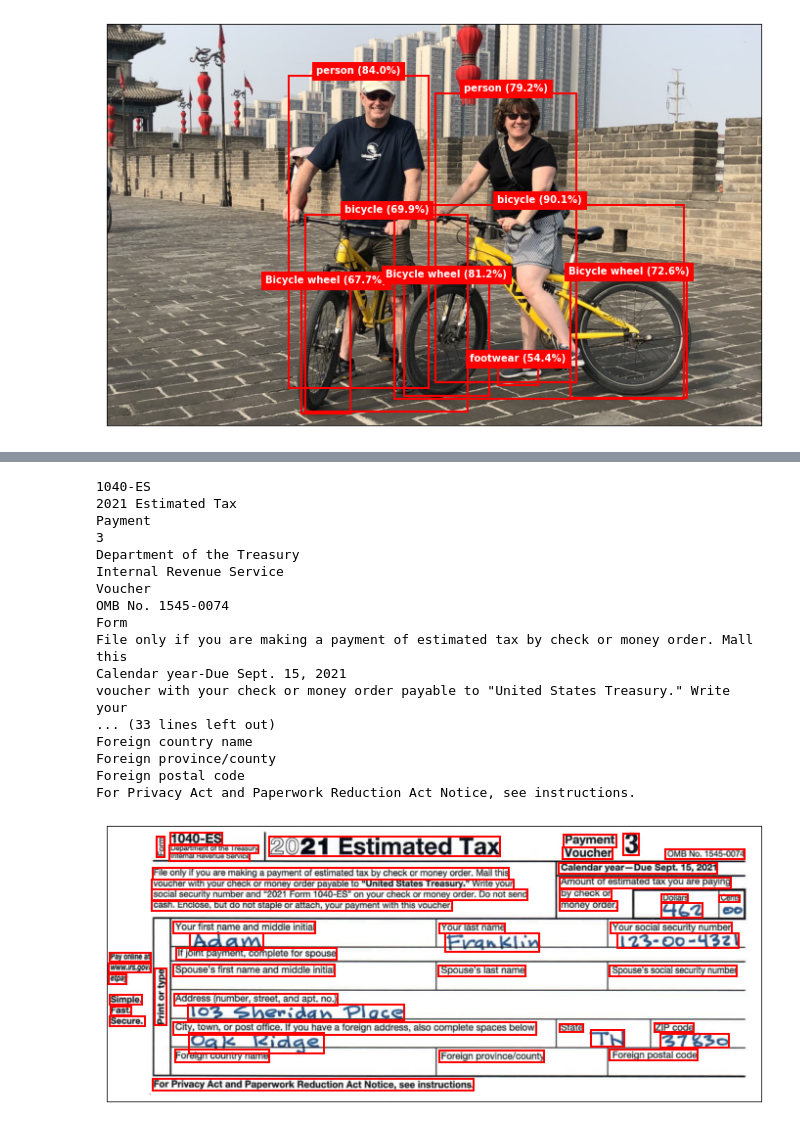
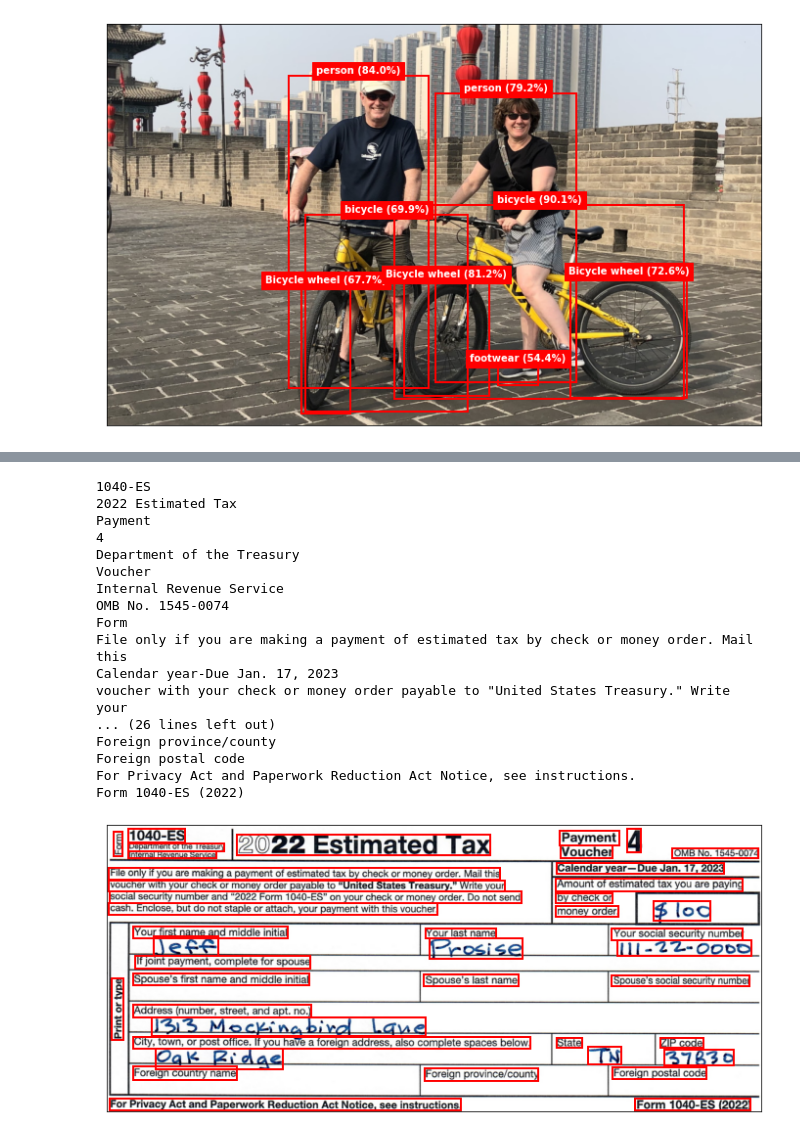
Before and after one commit to jeffprosise/Applied-Machine-Learning, a Jupyter notebook: Chapter 14/Computer Vision Service.ipynb, the cells around one changed output, grey strips where cells are left out. Drawn from its saved outputs; the diff is of its cells as text; code cells hidden in the pictures.

```diff
--- a/Chapter 14/Computer Vision Service.ipynb
+++ b/Chapter 14/Computer Vision Service.ipynb
@@ -160,17 +160,17 @@ def draw_box(bbox):
     rect = Rectangle((x, y), w, h, color='red', fill=False, lw=2)
     ax.add_patch(rect)
 
-image = plt.imread('Data/1040-Form-3.jpg')
+image = plt.imread('Data/1040-es.jpg')
 fig, ax = plt.subplots(figsize=(12, 8), subplot_kw={'xticks': [], 'yticks': []})
 ax.imshow(image)
 
-with open('Data/1040-Form-3.jpg', mode='rb') as image:
+with open('Data/1040-es.jpg', mode='rb') as image:
     result = client.recognize_printed_text_in_stream(image)
 
     for region in result.regions:
         for line in region.lines:
             text = ' '.join([x.text for x in line.words])
+            draw_box(line.bounding_box)
             print(text)
-            draw_box(line.bounding_box)
 # %% [output]
 1040-ES
@@ -196,47 +196,48 @@ import time
 from azure.cognitiveservices.vision.computervision.models import OperationStatusCodes
 
 def draw_box(bbox):
     x, y  = bbox[0], bbox[1]
     w = bbox[4] - x
     h = bbox[5] - y
     rect = Rectangle((x, y), w, h, color='red', fill=False, lw=2)
     ax.add_patch(rect)
 
-image = plt.imread('Data/1040-Form-3.jpg')
+image = plt.imread('Data/1040-es.jpg')
 fig, ax = plt.subplots(figsize=(12, 8), subplot_kw={'xticks': [], 'yticks': []})
 ax.imshow(image)
 
-with open('Data/1040-Form-3.jpg', mode='rb') as image:
+with open('Data/1040-es.jpg', mode='rb') as image:
     response = client.read_in_stream(image, raw=True)
 
     location = response.headers["Operation-Location"]
     opid = location[len(location) - 36:]
-    result = client.get_read_result(opid)
+    results = client.get_read_result(opid)
 
-    while result.status == OperationStatusCodes.running:
-        result = client.get_read_result(opid)
+    while results.status == OperationStatusCodes.running:
+        results = client.get_read_result(opid)
         time.sleep(1)
 
-    if result.status == OperationStatusCodes.succeeded:
-        for line in result.analyze_result.read_results[0].lines:
-            draw_box(line.bounding_box)
-            print(line.text)
+    if results.status == OperationStatusCodes.succeeded:
+        for result in results.analyze_result.read_results:
+            for line in result.lines:
+                draw_box(line.bounding_box)
+                print(line.text)
 # %% [output]
 1040-ES
-2021 Estimated Tax
+2022 Estimated Tax
 Payment
-3
+4
 Department of the Treasury
+Voucher
 Internal Revenue Service
-Voucher
 OMB No. 1545-0074
 Form
-File only if you are making a payment of estimated tax by check or money order. Mall this
-Calendar year-Due Sept. 15, 2021
+File only if you are making a payment of estimated tax by check or money order. Mail this
+Calendar year-Due Jan. 17, 2023
 voucher with your check or money order payable to "United States Treasury." Write your
-... (33 lines left out)
-Foreign country name
+... (26 lines left out)
 Foreign province/county
 Foreign postal code
 For Privacy Act and Paperwork Reduction Act Notice, see instructions.
+Form 1040-ES (2022)
-[figure, old version]
+[figure, new version]
```
Also changed, not shown: parts of 4 cells of this notebook, 3 other files.
